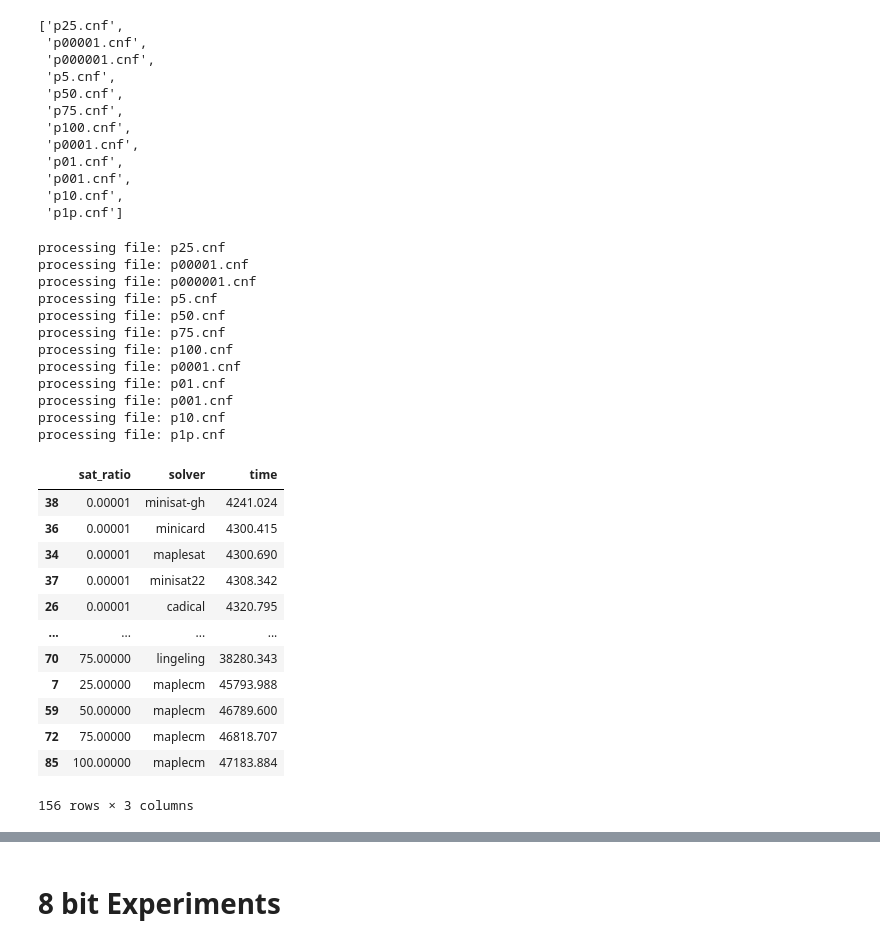
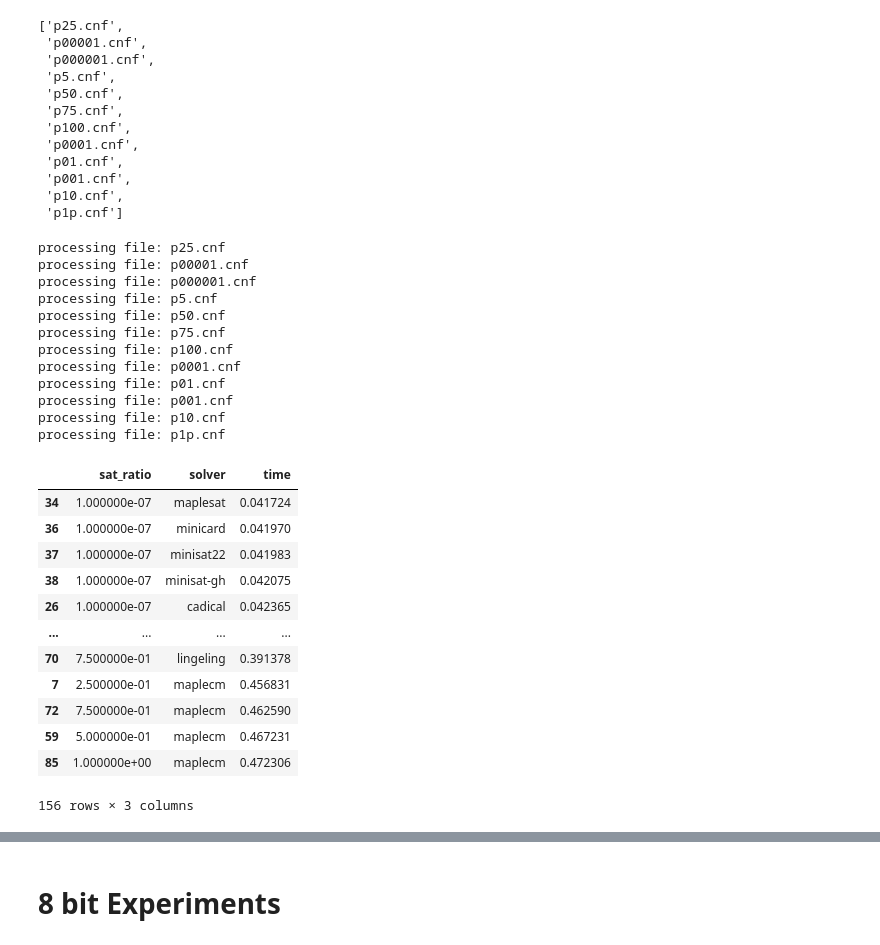
Before and after one commit to smml1996/qa_sat_v2, a Jupyter notebook: unicorn/ult_sat_ratio.ipynb, the cells around one changed output, grey strips where cells are left out. Saved outputs shown, nothing was run; the diff lists cells and outputs as text; code cells hidden in the pictures.

```diff
--- a/unicorn/ult_sat_ratio.ipynb
+++ b/unicorn/ult_sat_ratio.ipynb
@@ -955,7 +955,7 @@ from os import listdir
 from os.path import isfile, join
 cnf_files = [f for f in listdir("/Users/stefaniemuroyalei/Documents/satv2/unicorn/sat_ratio") if isfile(join("/Users/stefaniemuroyalei/Documents/satv2/unicorn/sat_ratio", f)) and "cnf" in f]
 # %%
-cnf_files = [f for f in cnf_files if f!="1.cnf" and f!="p1.cnf"]
+cnf_files = [f for f in cnf_files if f!="1.cnf" and f!="p1.cnf" and f!= "8bit_p1.cnf" and f!= "8bit_p01.cnf"]
 # %%
 cnf_files
 # %% [output]
@@ -973,22 +973,23 @@ cnf_files
  'p1p.cnf']
 # %%
 file_names_to_probs = {
-    'p100.cnf': 100,
-    'p75.cnf': 75,
-    'p50.cnf': 50,
-    'p25.cnf': 25,
-    'p10.cnf': 10,
-    'p5.cnf': 5,
-    'p1p.cnf':1,
-    'p01.cnf':0.1,
-    'p001.cnf': 0.01,
-    'p0001.cnf': 0.001,
-    'p00001.cnf': 0.0001,
-    'p000001.cnf': 0.00001
+    'p100.cnf': 1,
+    'p75.cnf': 0.75,
+    'p50.cnf': 0.50,
+    'p25.cnf': 0.25,
+    'p10.cnf': 0.10,
+    'p5.cnf': 0.5,
+    'p1p.cnf':0.01,
+    'p01.cnf':0.001,
+    'p001.cnf': 0.0001,
+    'p0001.cnf': 0.00001,
+    'p00001.cnf': 0.000001,
+    'p000001.cnf': 0.0000001
 }
 assert(len(file_names_to_probs.keys()) == len(cnf_files))
 # %%
 from pysat.solvers import Solver
+import time
 solvers = ['cadical', 'gluecard3', 'gluecard4','glucose3', 'glucose4', 'lingeling', 'maplechrono',
         'maplecm', 'maplesat', 'mergesat3', 'minicard', 'minisat22','minisat-gh']
 times_column = []
@@ -1002,46 +1003,46 @@ for file in cnf_files:
         solver = Solver(name=solver_name, bootstrap_with=formula.clauses)
         current_times = []
         for i in range(100000):
             init_time = time.perf_counter()
             solver.solve()
             current_times.append(round((time.perf_counter() - init_time)*10000, 3))
 
-        avg_time = sum(current_times)
-        times.append(sum(current_times)/len(current_times))
+        avg_time = sum(current_times)/len(current_times)
+        #times.append(sum(current_times)/len(current_times))
         probs_column.append(file_names_to_probs[file])
         times_column.append(avg_time)
         solvers_column.append(solver_name)
 cnf_files_df = pd.DataFrame({
     'sat_ratio': probs_column,
     'solver': solvers_column,
     'time': times_column
 })
 cnf_files_df.sort_values(by=['time'])
 # %% [output]
 processing file: p25.cnf
 processing file: p00001.cnf
 processing file: p000001.cnf
 processing file: p5.cnf
 processing file: p50.cnf
 processing file: p75.cnf
 processing file: p100.cnf
 processing file: p0001.cnf
 processing file: p01.cnf
 processing file: p001.cnf
 processing file: p10.cnf
 processing file: p1p.cnf
 |  | sat_ratio | solver | time |
-| 38 | 0.00001 | minisat-gh | 4241.024 |
-| 36 | 0.00001 | minicard | 4300.415 |
-| 34 | 0.00001 | maplesat | 4300.690 |
-| 37 | 0.00001 | minisat22 | 4308.342 |
-| 26 | 0.00001 | cadical | 4320.795 |
+| 34 | 1.000000e-07 | maplesat | 0.041724 |
+| 36 | 1.000000e-07 | minicard | 0.041970 |
+| 37 | 1.000000e-07 | minisat22 | 0.041983 |
+| 38 | 1.000000e-07 | minisat-gh | 0.042075 |
+| 26 | 1.000000e-07 | cadical | 0.042365 |
 | ... | ... | ... | ... |
-| 70 | 75.00000 | lingeling | 38280.343 |
-| 7 | 25.00000 | maplecm | 45793.988 |
-| 59 | 50.00000 | maplecm | 46789.600 |
-| 72 | 75.00000 | maplecm | 46818.707 |
-| 85 | 100.00000 | maplecm | 47183.884 |
+| 70 | 7.500000e-01 | lingeling | 0.391378 |
+| 7 | 2.500000e-01 | maplecm | 0.456831 |
+| 72 | 7.500000e-01 | maplecm | 0.462590 |
+| 59 | 5.000000e-01 | maplecm | 0.467231 |
+| 85 | 1.000000e+00 | maplecm | 0.472306 |
 156 rows × 3 columns
 # %%
 from os.path import exists
```
Also changed, not shown: parts of 2 cells of this notebook, 42 other files.
